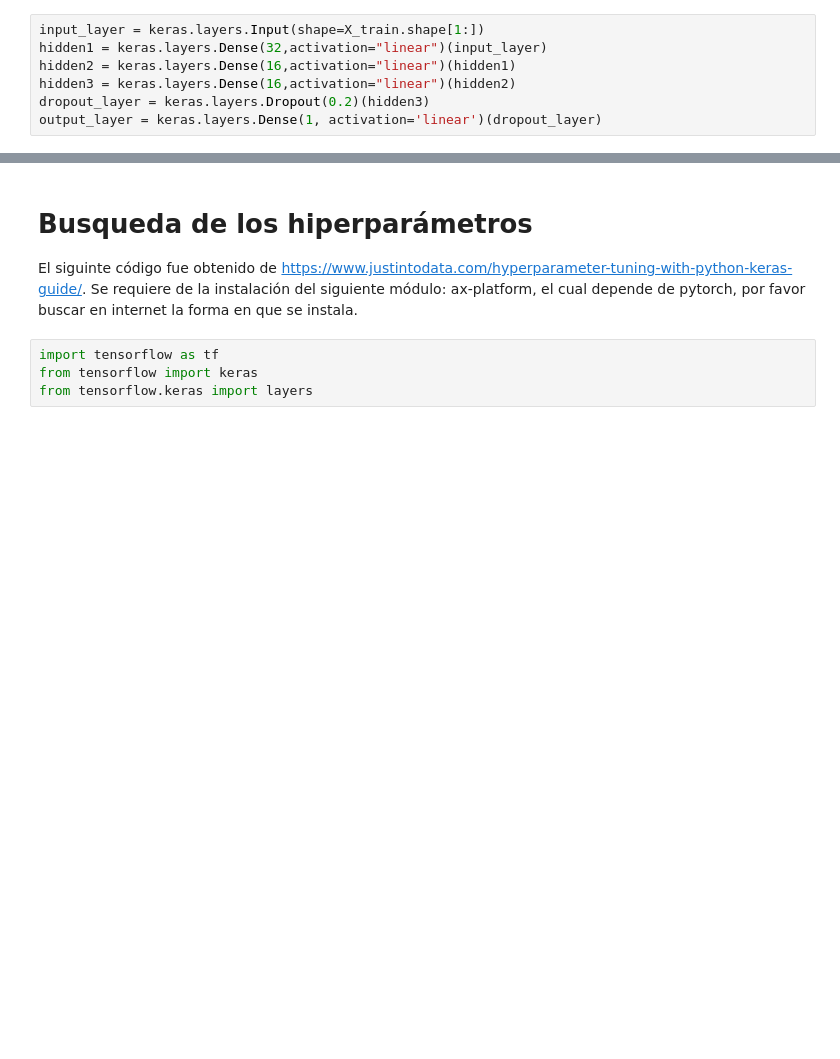
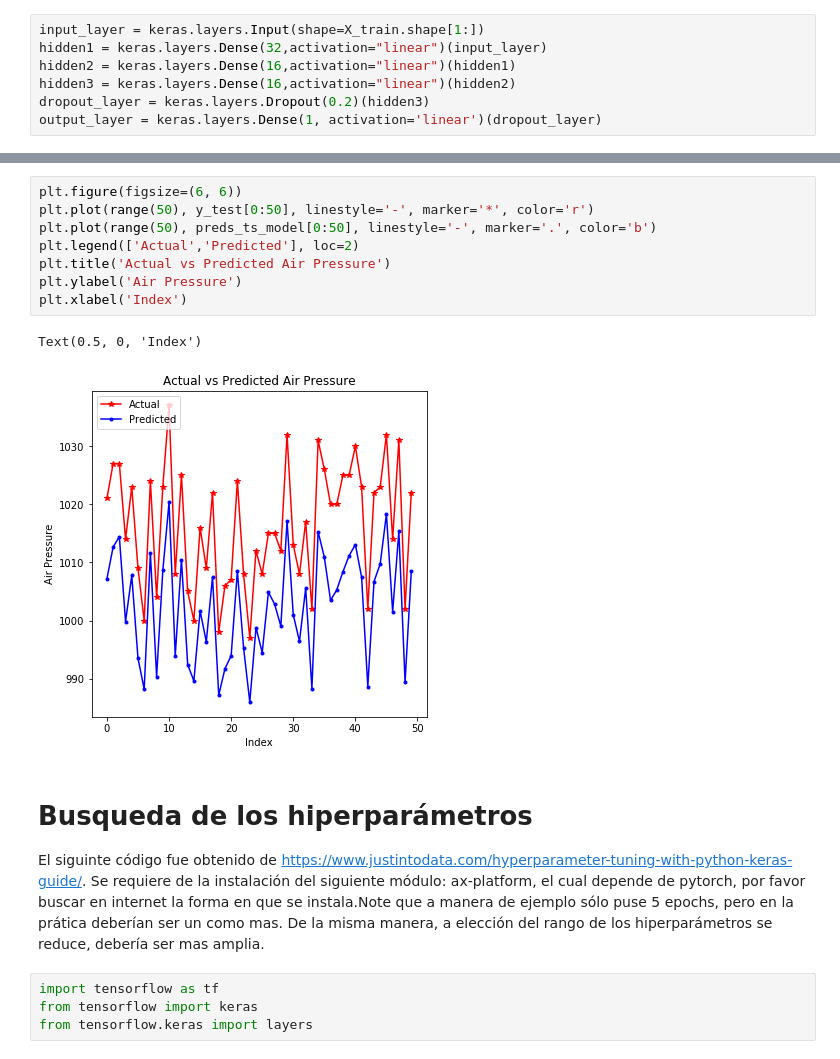
Before and after one commit to sacalderonv/TimeSeries, a Jupyter notebook: Python Jupyter/MLPDefinitivo.ipynb, the cells around one changed output, grey strips where cells are left out. Saved outputs shown, nothing was run; the diff lists cells and outputs as text; blank space fills up the shorter version.

```diff
--- a/Python Jupyter/MLPDefinitivo.ipynb
+++ b/Python Jupyter/MLPDefinitivo.ipynb
@@ -391,7 +407,18 @@ Text(0.5, 0, 'Index')
+# %%
+plt.figure(figsize=(6, 6))
+plt.plot(range(50), y_test[0:50], linestyle='-', marker='*', color='r')
+plt.plot(range(50), preds_ts_model[0:50], linestyle='-', marker='.', color='b')
+plt.legend(['Actual','Predicted'], loc=2)
+plt.title('Actual vs Predicted Air Pressure')
+plt.ylabel('Air Pressure')
+plt.xlabel('Index')
+# %% [output]
+Text(0.5, 0, 'Index')
+[figure, added]
 # %% [markdown]
 # Busqueda de los hiperparámetros
 
-El siguinte código fue obtenido de https://www.justintodata.com/hyperparameter-tuning-with-python-keras-guide/. Se requiere de la instalación del siguiente módulo: ax-platform, el cual depende de pytorch, por favor buscar en internet la forma en que se instala.
+El siguinte código fue obtenido de https://www.justintodata.com/hyperparameter-tuning-with-python-keras-guide/. Se requiere de la instalación del siguiente módulo: ax-platform, el cual depende de pytorch, por favor buscar en internet la forma en que se instala.Note que a manera de ejemplo sólo puse 5 epochs, pero en la prática deberían ser un como mas. De la misma manera, a elección del rango de los hiperparámetros se reduce, debería ser mas amplia.
 # %%
 import tensorflow as tf
 from tensorflow import keras
```
Also changed, not shown: parts of 24 cells of this notebook.
